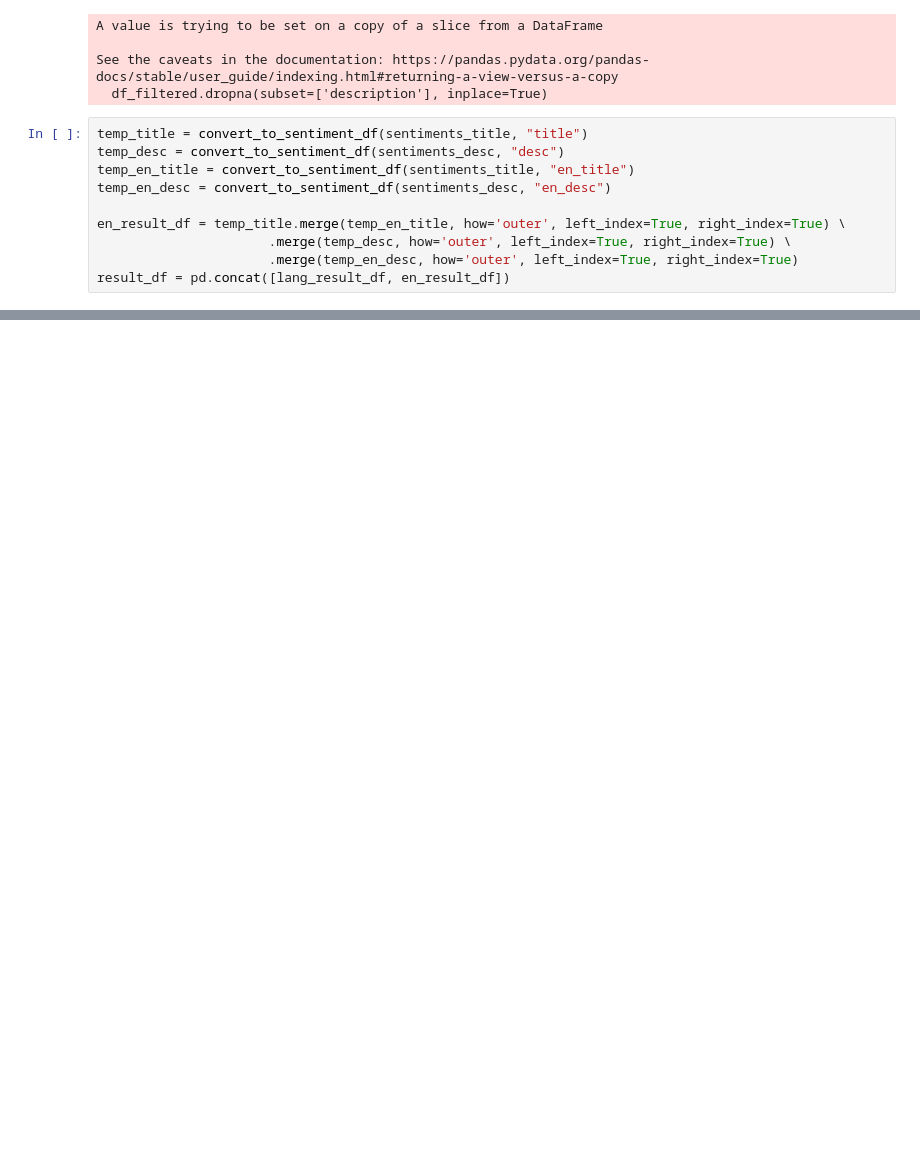
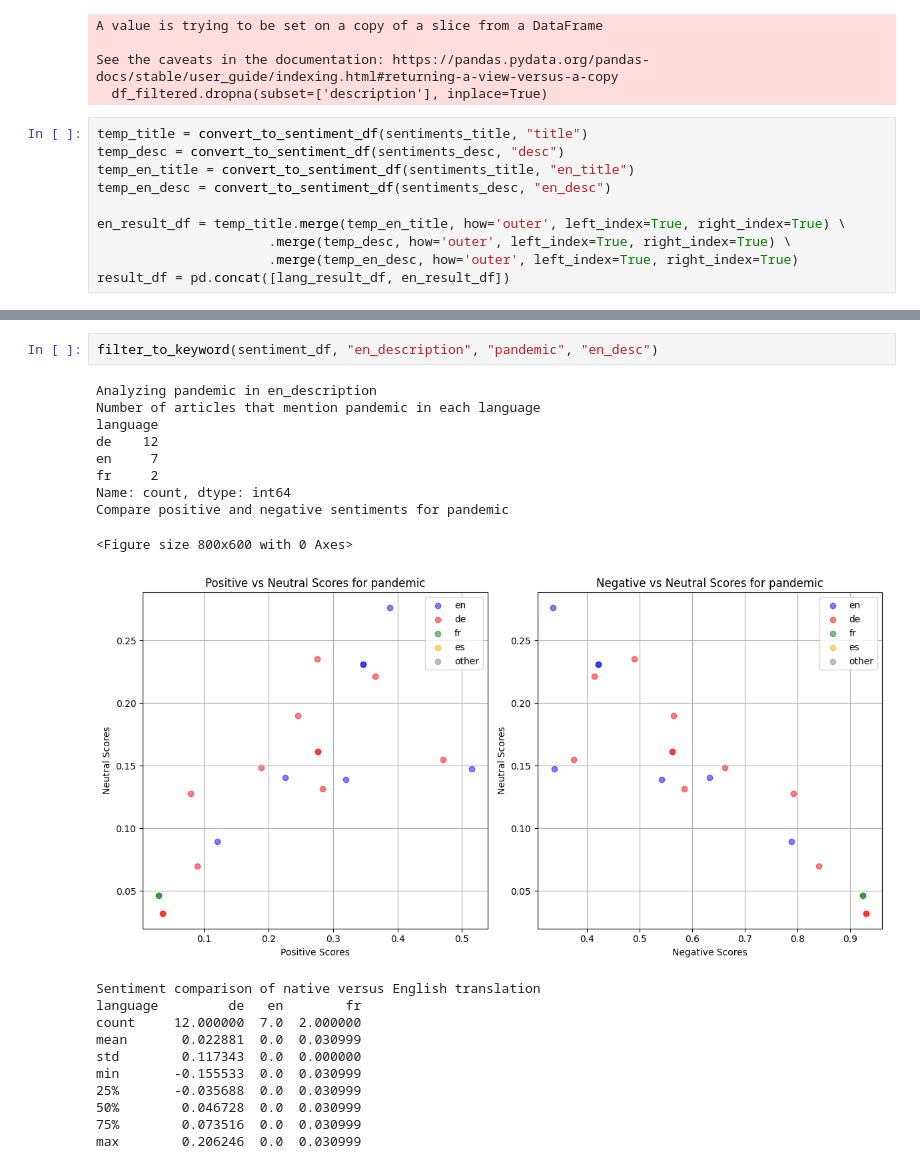
Before and after one commit to sprestrelski/multilingual-sentiment-analysis, a Jupyter notebook: project.ipynb, the cells around one changed output, grey strips where cells are left out. Drawn from its saved outputs; the diff is of its cells as text; blank space fills up the shorter version.

```diff
--- a/project.ipynb
+++ b/project.ipynb
@@ -275,0 +470,23 @@ under: 34
+# %%
+filter_to_keyword(sentiment_df, "en_description", "pandemic", "en_desc")
+# %% [output]
+Analyzing pandemic in en_description
+Number of articles that mention pandemic in each language
+language
+de    12
+en     7
+fr     2
+Name: count, dtype: int64
+Compare positive and negative sentiments for pandemic
+<Figure size 800x600 with 0 Axes>
+[figure, added]
+Sentiment comparison of native versus English translation
+language         de   en        fr
+count     12.000000  7.0  2.000000
+mean       0.022881  0.0  0.030999
+std        0.117343  0.0  0.000000
+min       -0.155533  0.0  0.030999
+25%       -0.035688  0.0  0.030999
+50%        0.046728  0.0  0.030999
+75%        0.073516  0.0  0.030999
+max        0.206246  0.0  0.030999
```
Also changed, not shown: parts of 33 cells of this notebook, 1 other file.
